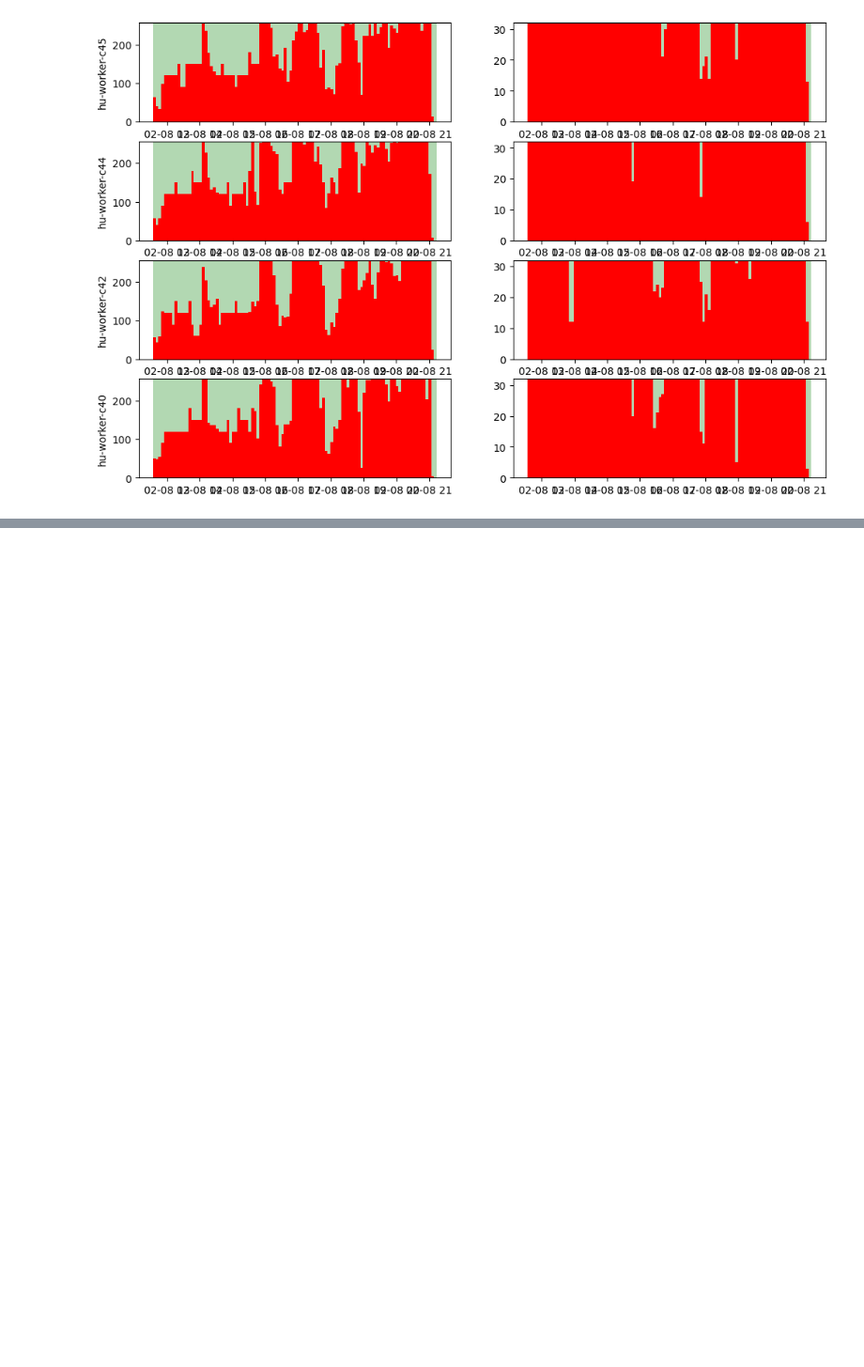
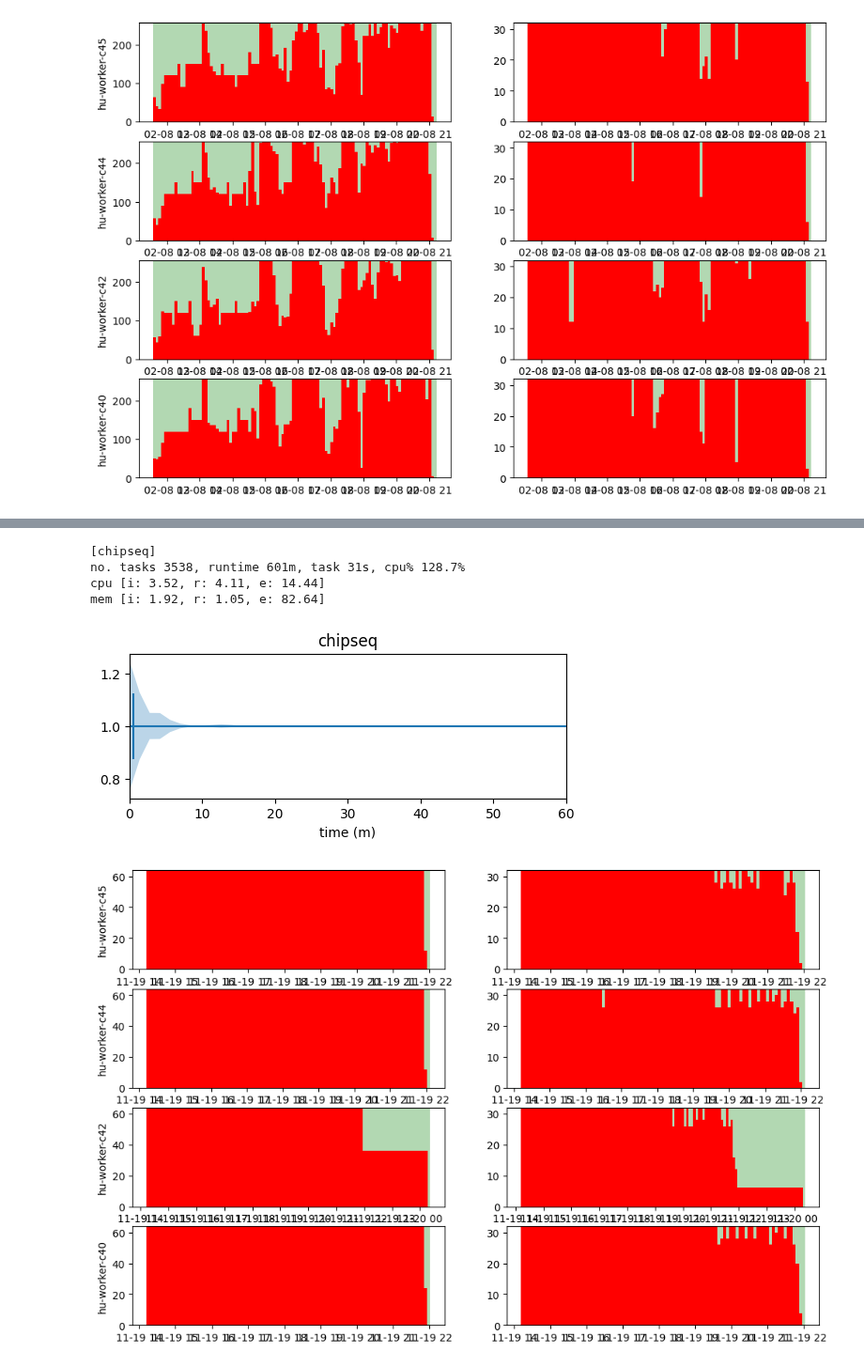
Before and after one commit to GlasgowC3lab/ichnos-results-evaluation, a Jupyter notebook: ext-results/ext-analysis.ipynb, the cells around one changed output, grey strips where cells are left out. Shown at 94% size. Drawn from its saved outputs; the diff is of its cells as text; code cells hidden in the pictures; blank space fills up the shorter version.

```diff
--- a/ext-results/ext-analysis.ipynb
+++ b/ext-results/ext-analysis.ipynb
@@ -389,0 +417,9 @@ mem [i: 0.99, r: 0.93, e: 6.0]
+# %%
+analyse_workflow('chipseq', hu_chipseq, hu_chipseq_time, 64, 32, run_chipseq_hu)
+# %% [output]
+[chipseq]
+no. tasks 3538, runtime 601m, task 31s, cpu% 128.7%
+cpu [i: 3.52, r: 4.11, e: 14.44]
+mem [i: 1.92, r: 1.05, e: 82.64]
+[figure, added]
+[figure, added]
```
Also changed, not shown: parts of 3 cells of this notebook.
